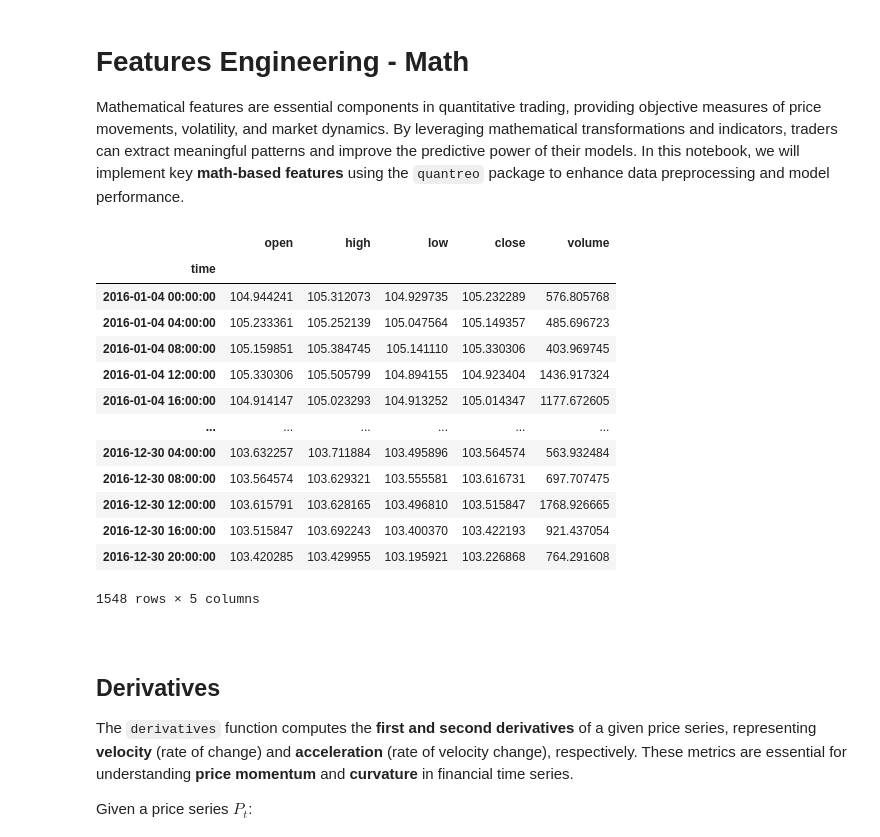
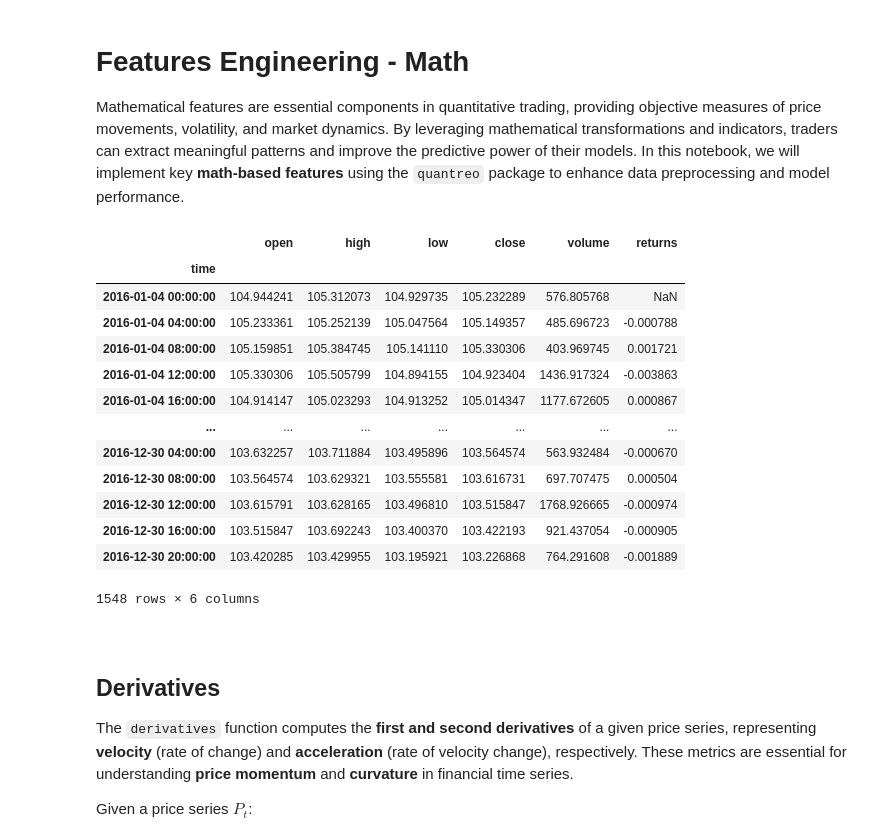
Before and after one commit to Quantreo/quantreo, a Jupyter notebook: docs/docs/tutorials/features-engineering-math.ipynb, the cells around one changed output. Saved outputs shown, nothing was run; the diff lists cells and outputs as text; code cells hidden in the pictures.

```diff
--- a/docs/docs/tutorials/features-engineering-math.ipynb
+++ b/docs/docs/tutorials/features-engineering-math.ipynb
@@ -12,26 +15,29 @@ plt.style.use("seaborn-v0_8")
 # %%
 # Import a dataset to test the functions and create new ones easily
 from quantreo.datasets import load_generated_ohlcv
 df = load_generated_ohlcv()
 df = df.loc["2016"]
 
+# Create a returns column
+df["returns"] = df["close"].pct_change(1)
+
 # Show the data
 df
 # %% [output]
-|  | open | high | low | close | volume |
-| time |  |  |  |  |  |
-| 2016-01-04 00:00:00 | 104.944241 | 105.312073 | 104.929735 | 105.232289 | 576.805768 |
-| 2016-01-04 04:00:00 | 105.233361 | 105.252139 | 105.047564 | 105.149357 | 485.696723 |
-| 2016-01-04 08:00:00 | 105.159851 | 105.384745 | 105.141110 | 105.330306 | 403.969745 |
-| 2016-01-04 12:00:00 | 105.330306 | 105.505799 | 104.894155 | 104.923404 | 1436.917324 |
-| 2016-01-04 16:00:00 | 104.914147 | 105.023293 | 104.913252 | 105.014347 | 1177.672605 |
-| ... | ... | ... | ... | ... | ... |
-| 2016-12-30 04:00:00 | 103.632257 | 103.711884 | 103.495896 | 103.564574 | 563.932484 |
-| 2016-12-30 08:00:00 | 103.564574 | 103.629321 | 103.555581 | 103.616731 | 697.707475 |
-| 2016-12-30 12:00:00 | 103.615791 | 103.628165 | 103.496810 | 103.515847 | 1768.926665 |
-| 2016-12-30 16:00:00 | 103.515847 | 103.692243 | 103.400370 | 103.422193 | 921.437054 |
-| 2016-12-30 20:00:00 | 103.420285 | 103.429955 | 103.195921 | 103.226868 | 764.291608 |
+|  | open | high | low | close | volume | returns |
+| time |  |  |  |  |  |  |
+| 2016-01-04 00:00:00 | 104.944241 | 105.312073 | 104.929735 | 105.232289 | 576.805768 | NaN |
+| 2016-01-04 04:00:00 | 105.233361 | 105.252139 | 105.047564 | 105.149357 | 485.696723 | -0.000788 |
+| 2016-01-04 08:00:00 | 105.159851 | 105.384745 | 105.141110 | 105.330306 | 403.969745 | 0.001721 |
+| 2016-01-04 12:00:00 | 105.330306 | 105.505799 | 104.894155 | 104.923404 | 1436.917324 | -0.003863 |
+| 2016-01-04 16:00:00 | 104.914147 | 105.023293 | 104.913252 | 105.014347 | 1177.672605 | 0.000867 |
+| ... | ... | ... | ... | ... | ... | ... |
+| 2016-12-30 04:00:00 | 103.632257 | 103.711884 | 103.495896 | 103.564574 | 563.932484 | -0.000670 |
+| 2016-12-30 08:00:00 | 103.564574 | 103.629321 | 103.555581 | 103.616731 | 697.707475 | 0.000504 |
+| 2016-12-30 12:00:00 | 103.615791 | 103.628165 | 103.496810 | 103.515847 | 1768.926665 | -0.000974 |
+| 2016-12-30 16:00:00 | 103.515847 | 103.692243 | 103.400370 | 103.422193 | 921.437054 | -0.000905 |
+| 2016-12-30 20:00:00 | 103.420285 | 103.429955 | 103.195921 | 103.226868 | 764.291608 | -0.001889 |
-1548 rows × 5 columns
+1548 rows × 6 columns
 # %% [markdown]
 <br>
 
```
Also changed, not shown: parts of 22 cells of this notebook, 6 other files.
